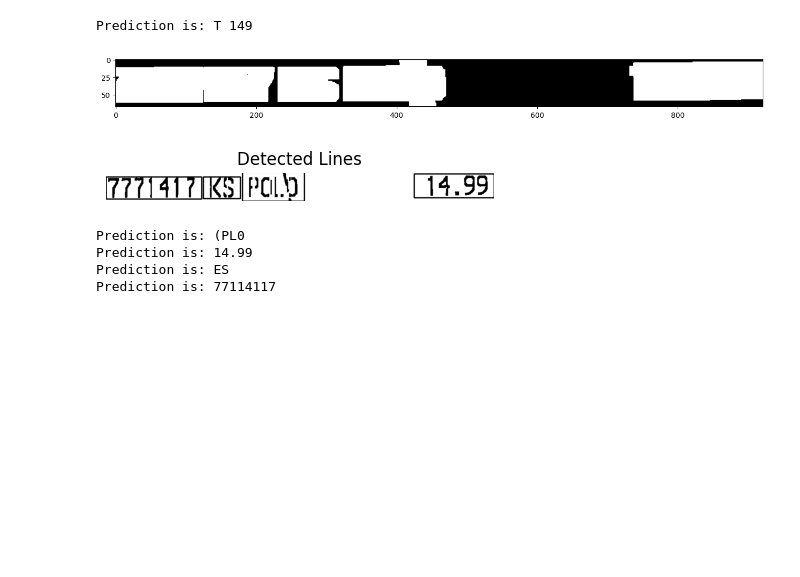
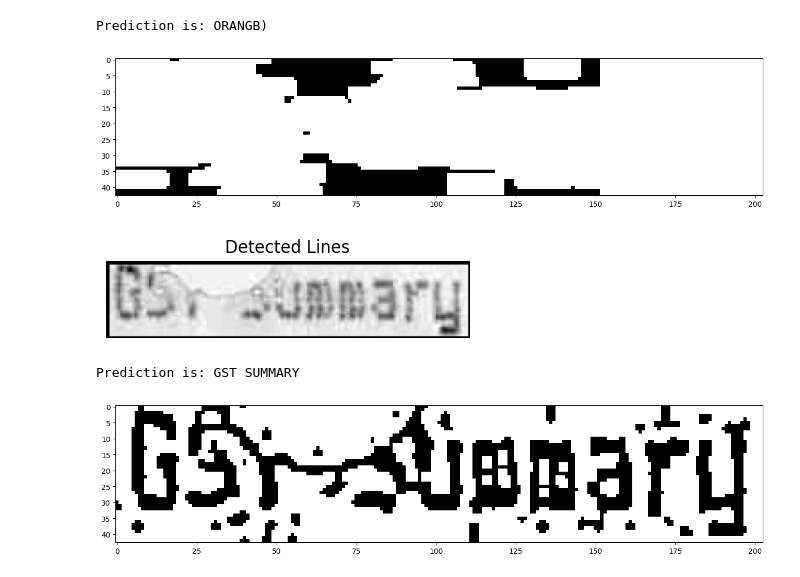
Before and after one commit to kcccr123/receipt-scanner-backend, a Jupyter notebook: RCNN/YOLO_connection.ipynb, the cells around one changed output. Drawn from its saved outputs; the diff is of its cells as text; code cells hidden in the pictures; blank space fills up the shorter version.

Commit message:
newest training pipline for greyscale images and also best performing grey model so far

```diff
--- a/RCNN/YOLO_connection.ipynb
+++ b/RCNN/YOLO_connection.ipynb
@@ -16,8 +16,8 @@ def bw_scanner(image):
 
 def preprocess_image(image):
     # Load the image using OpenCV
-    gray = cv2.cvtColor(image, cv2.COLOR_BGR2GRAY)
-    blur = cv2.GaussianBlur(gray, (3,3), 0)
+    # gray = cv2.cvtColor(image, cv2.COLOR_BGR2GRAY)
+    blur = cv2.GaussianBlur(image, (3,3), 0)
     thresh = cv2.adaptiveThreshold(blur, 255, cv2.ADAPTIVE_THRESH_GAUSSIAN_C, cv2.THRESH_BINARY, 15, 4)
     # thresh = cv2.threshold(blur, 0, 255, cv2.THRESH_BINARY_INV + cv2.THRESH_OTSU)[1]
 
@@ -184,0 +205,16 @@ for i in results:
+# %%
+#overall function
+# testing
+bboxCoord = [[105, 1415, 1720, 1515], [105, 1235, 1705,  1360], [160,1155, 1720,  1260], [180, 1070, 1720,  1175], [180, 985,1725,  1095]]
+mean = 198.89307
+std = 105.63787
+img_path = r"D:\photos\RCNN4\train\20240706_015503_jpg.rf.480d069b4a243d281112d1daf06b8862.jpg"
+image = cv2.imread(img_path.replace("\\", "/"))
+# img = bw_scanner(image)
+# print(img.shape)
+
+tester = ifm(model_path)
+
+results = tester.run(image, bboxCoord)
+for i in results:
+    print(i)
@@ -185,23 +232,24 @@ for i in results:
 # %%
 img_path = r"D:\photos\RCNN4\BBOXES\75.jpg"
-# img_path = r"D:\photos\SORIE\test\0afc0804-7e6e-4e77-ab68-8d9384918be7.jpg"
-# img_path = r"D:\photos\SORIE\test\000b7973-43d8-4071-bcdd-0274f6422771.jpg"
+img_path = r"D:\photos\SORIE\test\0afc0804-7e6e-4e77-ab68-8d9384918be7.jpg"
+img_path = r"D:\photos\SORIE\test\000b7973-43d8-4071-bcdd-0274f6422771.jpg"
+img_path = r"D:\photos\RCNN4\Lines\76-0.jpg"
 
 
 image = cv2.imread(img_path.replace("\\", "/"))#np array
-image = bw_scanner(image)
-img_tensor = torch.tensor(image, dtype=torch.float32)
-norm_img = (img_tensor - mean) / std
-image = norm_img.numpy()
+image = cv2.cvtColor(image, cv2.COLOR_BGR2GRAY)
 model = inferencemode(model_path)
 prediction_text = model.predict(image)
 print(f"Prediction is: {prediction_text}")
 # %% [output]
-Prediction is: T 149
+Prediction is: ORANGB)
 # %%
 img_path = r"D:\photos\RCNN4\BBOXES\95.jpg"
 img_path = r"D:\photos\RCNN_new_data\bboxes\items\1141.jpg"
-# img_path = r"D:\photos\SORIE\train\f3652815-bdf8-43f3-b017-093e99cee5fa.jpg"
+img_path = r"D:\photos\SORIE\train\f3652815-bdf8-43f3-b017-093e99cee5fa.jpg"
+img_path = r"D:\photos\RCNN4\BBOXES\8.jpg"
+img_path = r"D:\photos\RCNN4\BBOXES\70.jpg"
+img_path = r"D:\photos\SORIE\train\3acc20c2-462e-42e9-b6e4-7c706f730e40.jpg"
 
 image = cv2.imread(img_path.replace("\\", "/"))#np array
 img_height, img_width = image.shape[:2]
@@ -210,55 +258,52 @@ minWidth = int(img_width * 0.05)
 minHeight = int(img_height * 0.25)
 minContourArea = int(img_width * img_height * 0.0015)
 
+orig = cv2.cvtColor(image, cv2.COLOR_BGR2GRAY)
+
 image = bw_scanner(image)
 image_finder = preprocess_image(image)
 
 _, binary_image = cv2.threshold(image_finder, 128, 255, cv2.THRESH_BINARY_INV | cv2.THRESH_OTSU)
-kernel = np.ones((3, 17), np.uint8)
-dilated_image = cv2.dilate(binary_image, kernel, iterations=2)
+kernel = np.ones((3, 16), np.uint8)
+dilated_image = cv2.dilate(binary_image, kernel, iterations=1)
 
 start_x = img_width * 3 // 4
 roi = dilated_image[:, start_x:]
 kernel = np.ones((5, 36), np.uint8)
 dilated_roi = cv2.dilate(roi, kernel, iterations=1)
 dilated_image[:, start_x:] = dilated_roi
 
 plot_gray(dilated_image)
 contours, _ = cv2.findContours(dilated_image, cv2.RETR_EXTERNAL, cv2.CHAIN_APPROX_SIMPLE)
 
 filtered_contours = [c for c in contours if cv2.contourArea(c) > minContourArea]
 
 bounding_boxes = [cv2.boundingRect(c) for c in filtered_contours]
 bounding_boxes = sorted(bounding_boxes, key=lambda x: x[1])
 
 elements = []
-color_image = image_finder
 for i, (x, y, w, h) in enumerate(bounding_boxes):
     if w > minWidth and h>minHeight:
-        line_image = color_image[y:y+h, x:x+w]
+        line_image = image_finder[y:y+h, x:x+w]
         elements.append(line_image)
 
 model = inferencemode(model_path)
 for (x, y, w, h) in bounding_boxes:
     if w > minWidth and h>minHeight:
-        cv2.rectangle(color_image, (x, y), (x+w, y+h), (0, 255, 0), 2)
+        cv2.rectangle(orig, (x, y), (x+w, y+h), (0, 255, 0), 2)
 # Plot the image with bounding boxes
 plt.figure(figsize=(5, 1))
-plt.imshow(color_image, cmap='gray')
+plt.imshow(orig, cmap='gray')
 plt.title('Detected Lines')
 plt.axis('off')
 plt.show()
 
 for capture in elements:
-    img_tensor = torch.tensor(capture, dtype=torch.float32)
-    norm_img = (img_tensor - mean) / std
-    i = norm_img.numpy()
-    prediction_text = model.predict(i)
+    plot_gray(capture)
+    prediction_text = model.predict(capture)
     print(f"Prediction is: {prediction_text}")
 # %% [output]
-[figure, old version]
+[figure, new version]
-[figure, old version]
+[figure, new version]
-Prediction is: (PL0
-Prediction is: 14.99
-Prediction is: ES
-Prediction is: 77114117
+Prediction is: GST SUMMARY
+[figure, added]
```
Also changed, not shown: parts of 5 cells of this notebook, 12 other files.
